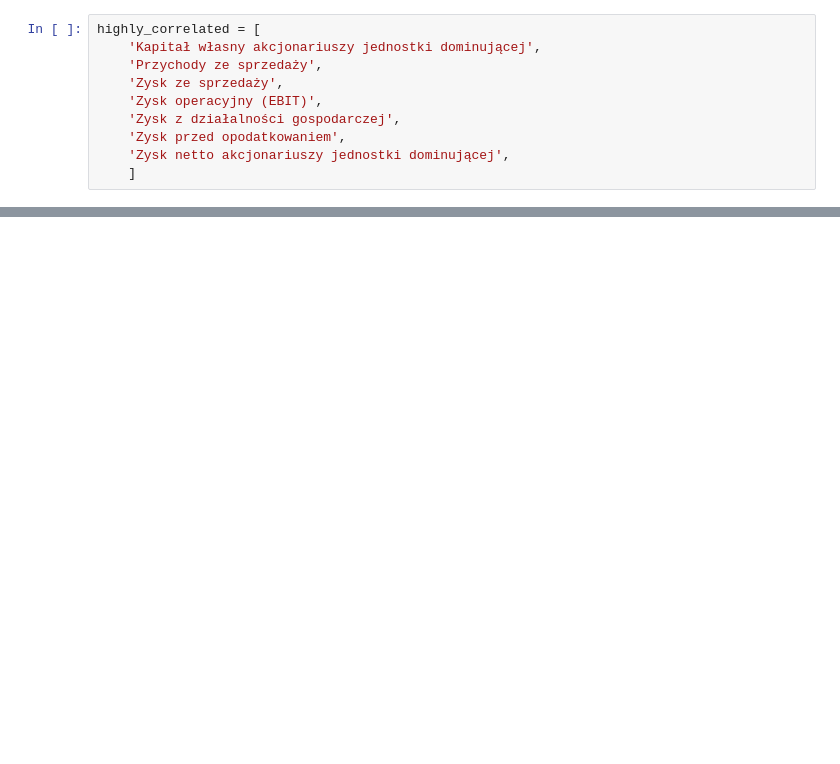
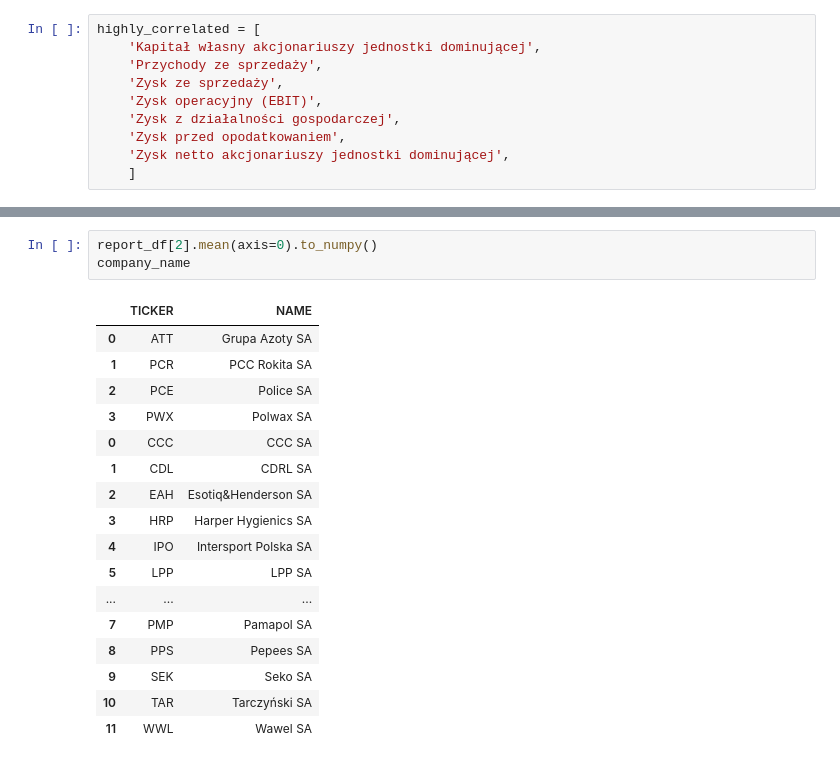
Before and after one commit to antonibezdzietny/impactOfFinancialReport, a Jupyter notebook: dataAnalysis/reportAnalysis.ipynb, the cells around one changed output, grey strips where cells are left out. Drawn from its saved outputs; the diff is of its cells as text; blank space fills up the shorter version.

```diff
--- a/dataAnalysis/reportAnalysis.ipynb
+++ b/dataAnalysis/reportAnalysis.ipynb
@@ -159,0 +164,21 @@ show_correlation_matrix(masked_corr_matrix, filtered_report_df[0].columns, 2)
+# %%
+report_df[2].mean(axis=0).to_numpy()
+company_name
+# %% [output]
+|  | TICKER | NAME |
+| 0 | ATT | Grupa Azoty SA |
+| 1 | PCR | PCC Rokita SA |
+| 2 | PCE | Police SA |
+| 3 | PWX | Polwax SA |
+| 0 | CCC | CCC SA |
+| 1 | CDL | CDRL SA |
+| 2 | EAH | Esotiq&Henderson SA |
+| 3 | HRP | Harper Hygienics SA |
+| 4 | IPO | Intersport Polska SA |
+| 5 | LPP | LPP SA |
+| ... | ... | ... |
+| 7 | PMP | Pamapol SA |
+| 8 | PPS | Pepees SA |
+| 9 | SEK | Seko SA |
+| 10 | TAR | Tarczyński SA |
+| 11 | WWL | Wawel SA |
```
Also changed, not shown: parts of 5 cells of this notebook, 1 other file.
